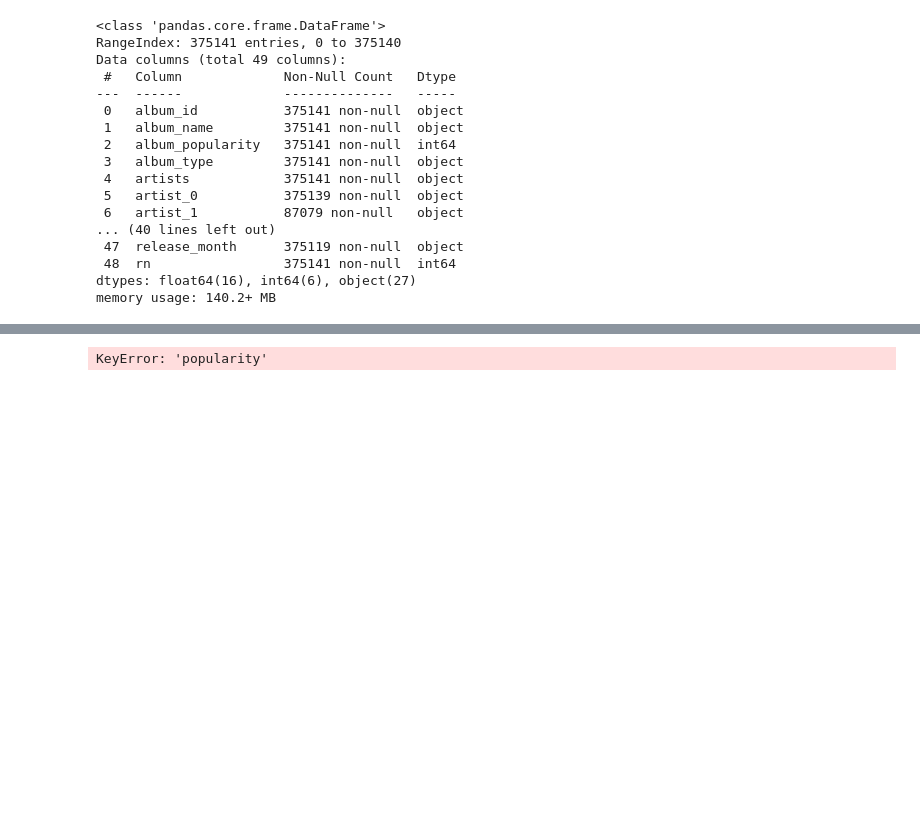
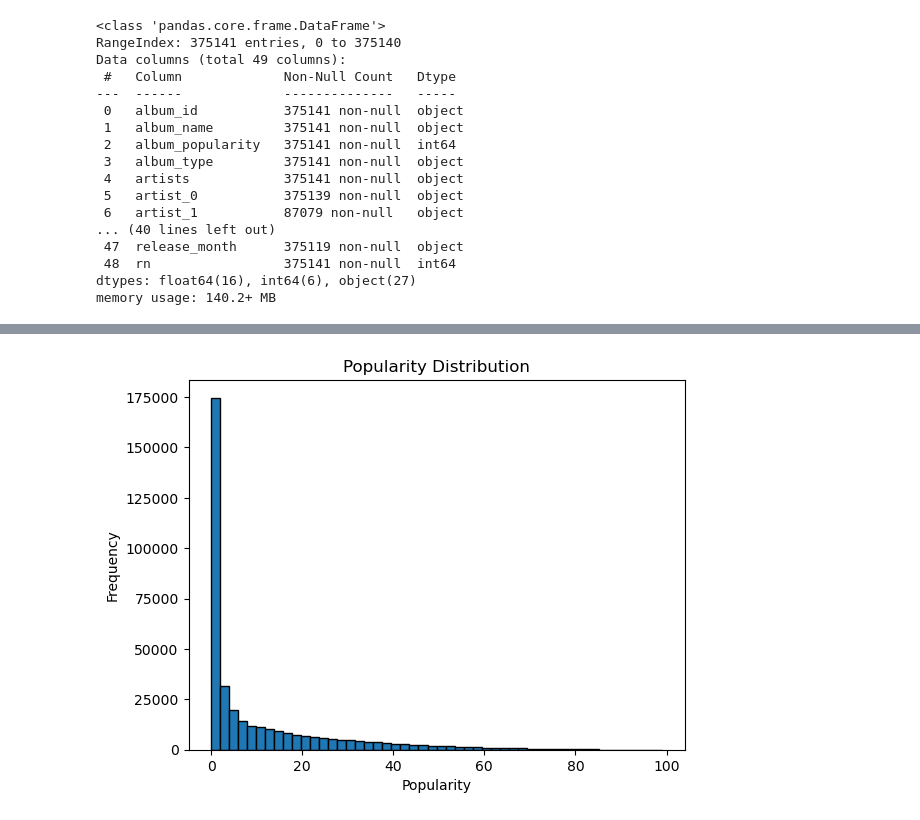
Before and after one commit to MaksiMental/Spotify-Music-Prediction, a Jupyter notebook: final_cleaned.ipynb, the cells around one changed output, grey strips where cells are left out. Saved outputs shown, nothing was run; the diff lists cells and outputs as text; code cells hidden in the pictures; blank space fills up the shorter version.

```diff
--- a/final_cleaned.ipynb
+++ b/final_cleaned.ipynb
@@ -131,10 +344,8 @@ Number of duplicate rows = 339212
 # %%
-import matplotlib.pyplot as plt
-
-plt.hist(df['popularity'], bins=30, edgecolor='black')
+plt.hist(df['track_popularity'], bins=50, edgecolor='black')
 plt.title('Popularity Distribution')
 plt.xlabel('Popularity')
 plt.ylabel('Frequency')
 plt.show()
 # %% [output]
-KeyError: 'popularity'
+[figure, added]
```
Also changed, not shown: parts of 30 cells of this notebook.
